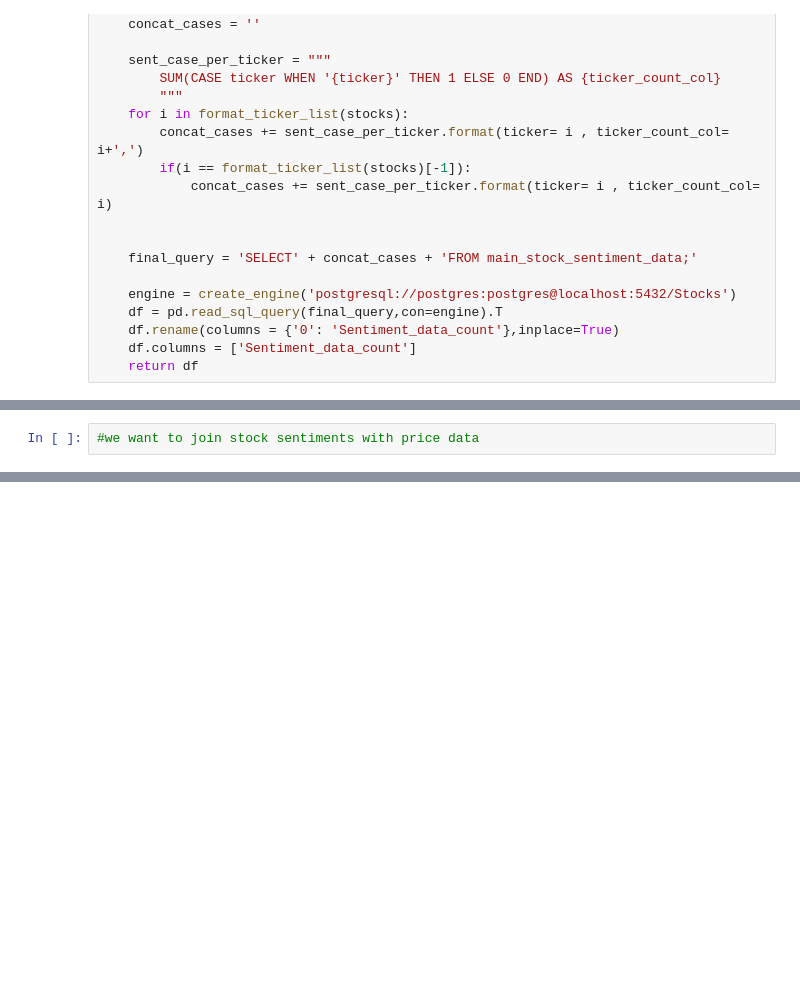
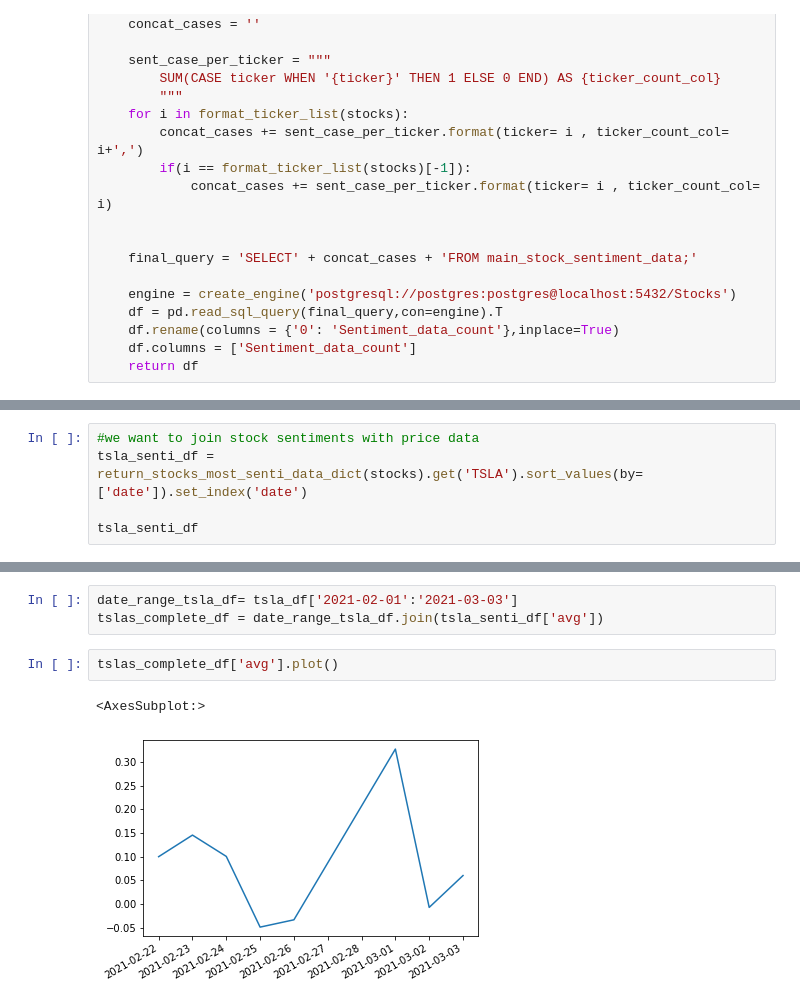
Before and after one commit to Sahand-J/sentiment_analysis_stock_market, a Jupyter notebook: final_outline_sentiment.ipynb, the cells around one changed output, grey strips where cells are left out. Cells and saved outputs as stored; diff of their text form; blank space fills up the shorter version.

Commit message:
update
got joining sentiment data with price data, and their plots and corr to work

```diff
--- a/final_outline_sentiment.ipynb
+++ b/final_outline_sentiment.ipynb
@@ -336,2 +309,5 @@ Current stocks with most sentiment data: ['tsla', 'aapl', 'tgt', 'iipr', 'gm']
 # %%
 #we want to join stock sentiments with price data
+tsla_senti_df = return_stocks_most_senti_data_dict(stocks).get('TSLA').sort_values(by=['date']).set_index('date')
+
+tsla_senti_df
@@ -337,0 +329,8 @@ Current stocks with most sentiment data: ['tsla', 'aapl', 'tgt', 'iipr', 'gm']
+# %%
+date_range_tsla_df= tsla_df['2021-02-01':'2021-03-03']
+tslas_complete_df = date_range_tsla_df.join(tsla_senti_df['avg'])
+# %%
+tslas_complete_df['avg'].plot()
+# %% [output]
+<AxesSubplot:>
+[figure, added]
```
Also changed, not shown: parts of 13 cells of this notebook.
